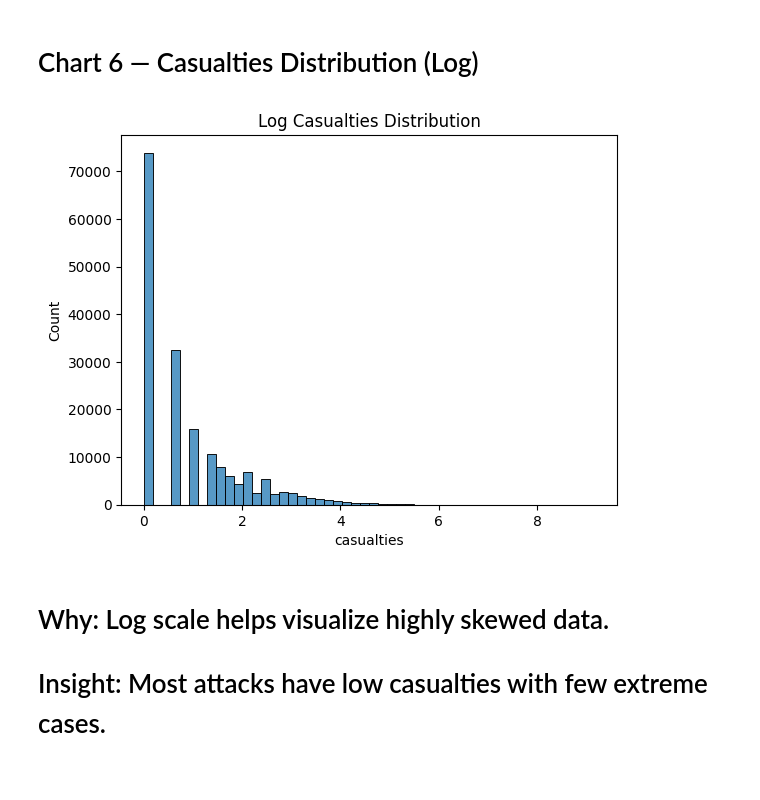
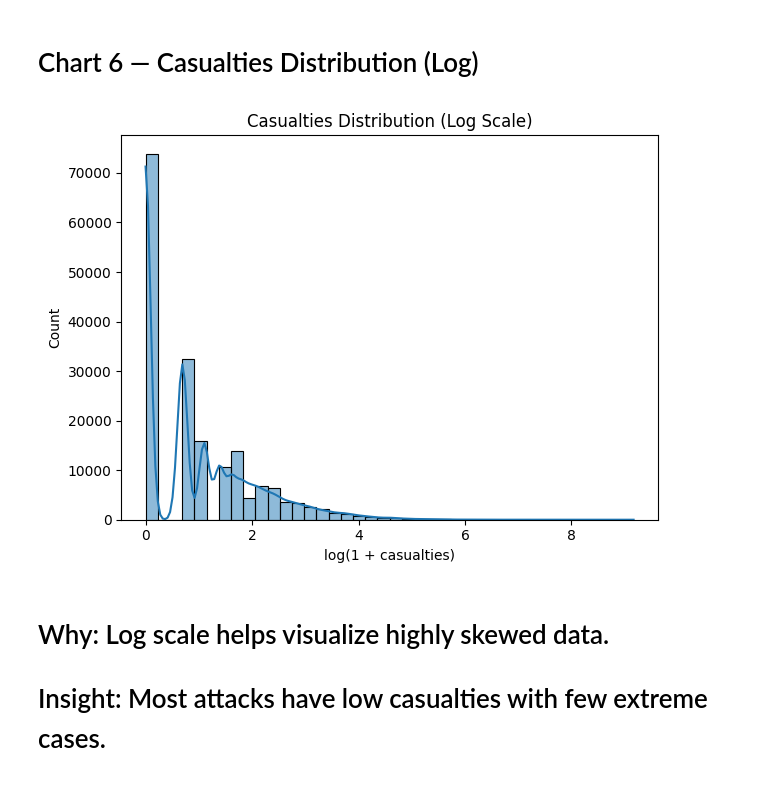
Before and after one commit to artreas/DATA_SCEINCE_ASSIGNMENT, a Jupyter notebook: Global_Terrorism_Data_Analysis.ipynb, the cells around one changed output. Drawn from its saved outputs; the diff is of its cells as text; code cells hidden in the pictures.

Commit message:
Final commit: Global Terrorism EDA with cleaned visualizations, insights, and business recommendations

```diff
--- a/Global_Terrorism_Data_Analysis.ipynb
+++ b/Global_Terrorism_Data_Analysis.ipynb
@@ -295,11 +382,14 @@ plt.show()
 # %% [markdown]
 # Chart 6 — Casualties Distribution (Log)
 # %%
-sns.histplot(np.log1p(df['casualties']), bins=50)
-plt.title("Log Casualties Distribution")
+plt.figure()
+sns.histplot(np.log1p(df['casualties']), bins=40, kde=True)
+plt.title("Casualties Distribution (Log Scale)")
+plt.xlabel("log(1 + casualties)")
+plt.tight_layout()
 plt.show()
 # %% [output]
-[figure, old version]
+[figure, new version]
 # %% [markdown]
 # Why: Log scale helps visualize highly skewed data.
 # Insight: Most attacks have low casualties with few extreme cases.
```
Also changed, not shown: parts of 17 cells of this notebook.
